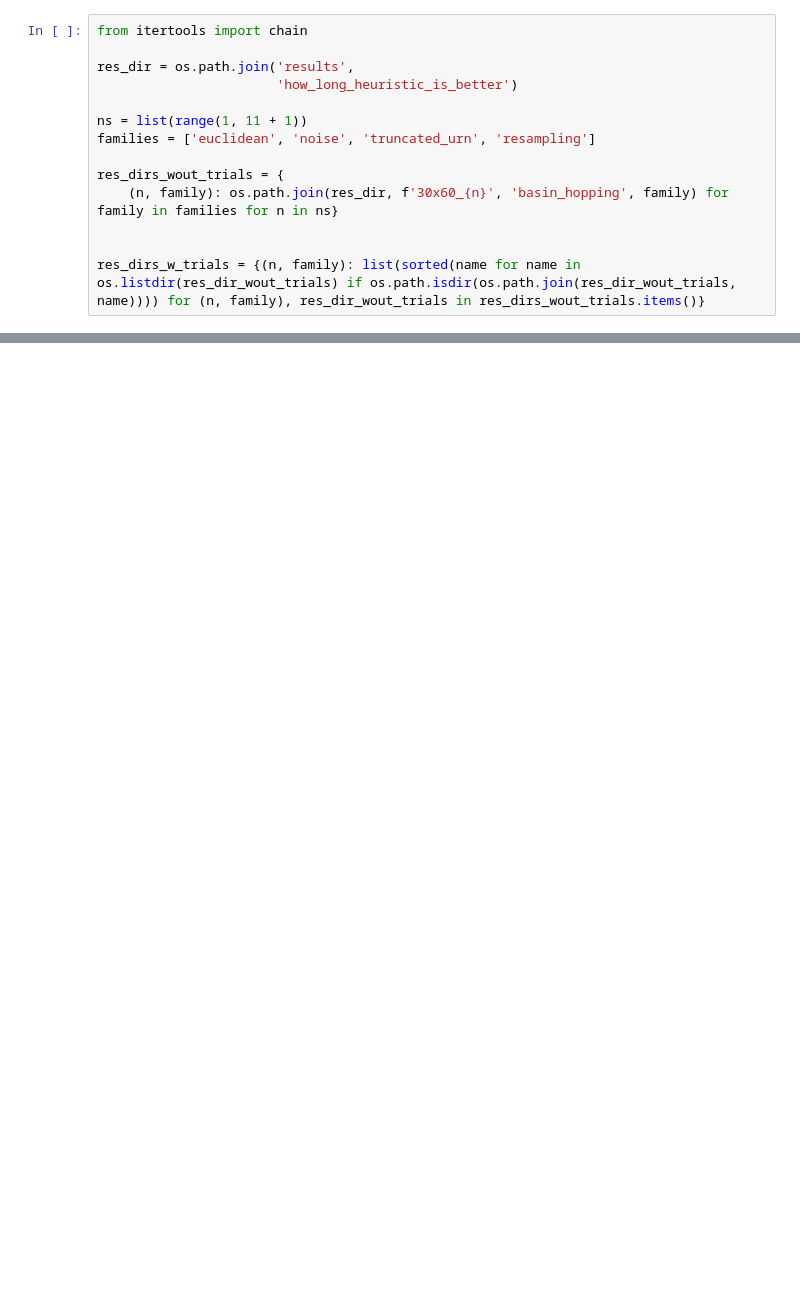
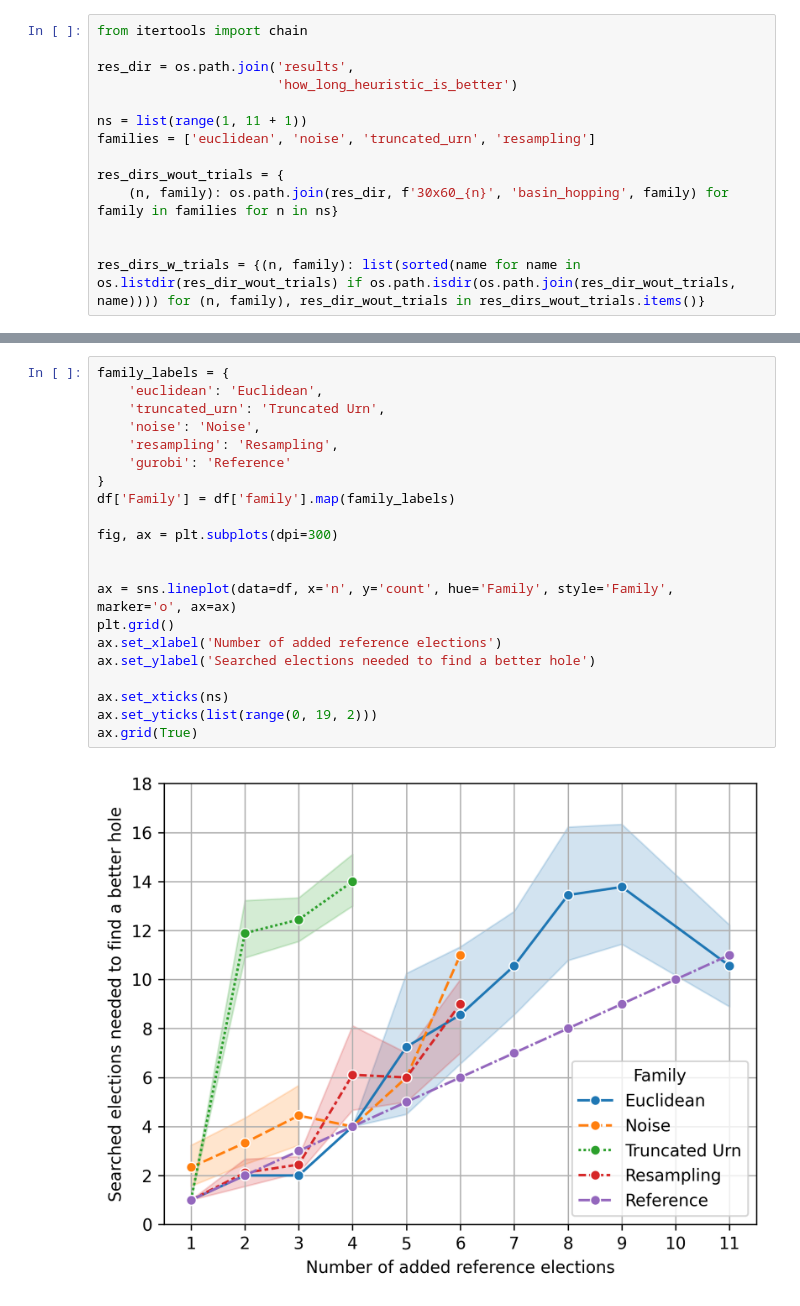
Before and after one commit to Janix4000/holes-in-elections, a Jupyter notebook: approval_l1/how_long_reference_is_better_metric.ipynb, the cells around one changed output, grey strips where cells are left out. Cells and saved outputs as stored; diff of their text form; blank space fills up the shorter version.

```diff
--- a/approval_l1/how_long_reference_is_better_metric.ipynb
+++ b/approval_l1/how_long_reference_is_better_metric.ipynb
@@ -60,3 +61,26 @@ df
+# %%
+family_labels = {
+    'euclidean': 'Euclidean',
+    'truncated_urn': 'Truncated Urn',
+    'noise': 'Noise',
+    'resampling': 'Resampling',
+    'gurobi': 'Reference'
+}
+df['Family'] = df['family'].map(family_labels)
+
+fig, ax = plt.subplots(dpi=300)
+
+
+ax = sns.lineplot(data=df, x='n', y='count', hue='Family', style='Family', marker='o', ax=ax)
+plt.grid()
+ax.set_xlabel('Number of added reference elections')
+ax.set_ylabel('Searched elections needed to find a better hole')
+
+ax.set_xticks(ns)
+ax.set_yticks(list(range(0, 19, 2)))
+ax.grid(True)
+# %% [output]
+[figure, added]
 # %%
 fig, ax = plt.subplots(dpi=300)
 
```
Also changed, not shown: parts of 4 cells of this notebook.
